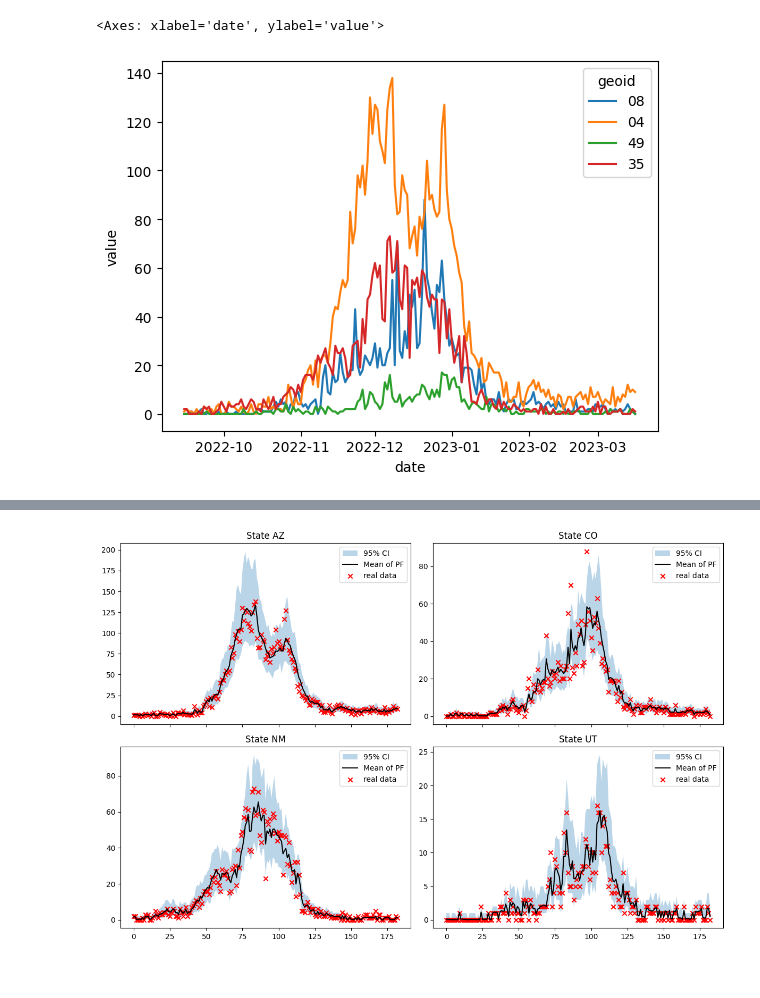
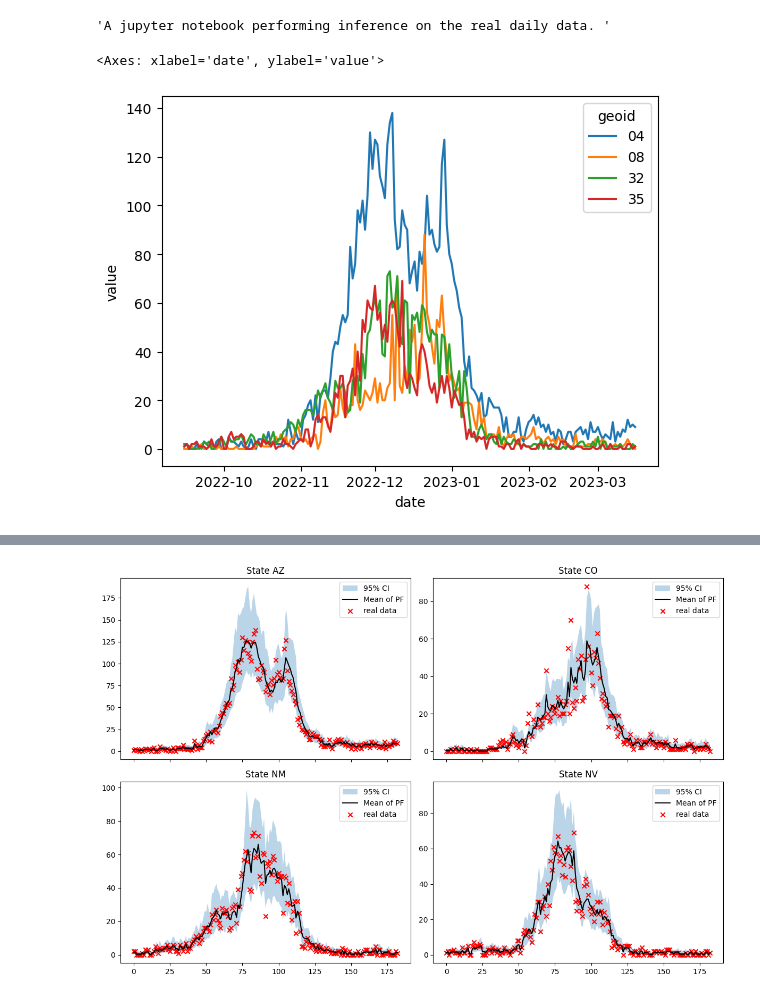
Before and after one commit to NAU-CCL/Epymorph, a Jupyter notebook: pf_vignettes/pf_realdata_daily.ipynb, the cells around one changed output, grey strips where cells are left out. Saved outputs shown, nothing was run; the diff lists cells and outputs as text; code cells hidden in the pictures.

```diff
--- a/pf_vignettes/pf_realdata_daily.ipynb
+++ b/pf_vignettes/pf_realdata_daily.ipynb
@@ -1,3 +1,7 @@
+# %%
+'''A jupyter notebook performing inference on the real daily data. '''
+# %% [output]
+'A jupyter notebook performing inference on the real daily data. '
 # %%
 import numpy as np
 import matplotlib.pyplot as plt
@@ -23,7 +27,7 @@ from epymorph.forecasting.param_transformations import ExponentialTransform
 
 from epymorph.time import EveryNDays
 # %%
-states = ["AZ", "CO", "NM", "UT"]
+states = ["AZ", "CO", "NM", "NV"]
 rume = SingleStrataRUME.build(
     ipm=ipm.SIRH(),
     mm=mm.No(),
@@ -48,30 +52,30 @@ rume = SingleStrataRUME.build(
 # %%
 import seaborn as sns
 import pandas as pd
 
-columns = ['date','state','previous_day_admission_influenza_confirmed']
+columns = ['date','state','previous_day_admission_influenza_confirmed','total_patients_hospitalized_confirmed_influenza']
 
 df = pd.read_csv('pf_vignettes/COVID-19_Reported_Patient_Impact_and_Hospital_Capacity_by_State_Timeseries__RAW_.csv')
 
 df = df[df['state'].isin(states)][columns]
 df['date'] = pd.to_datetime(df['date'])
 
 df = df.sort_values('date')
 df = df.reset_index(drop = True)
 
 date_range = rume.time_frame.to_date_range().to_pandas()
 df = df[df['date'].isin(date_range)][columns]
 df.columns = ['date','geoid','value']
 
 state_mapping = {state:id for state,id in zip(states,rume.scope.node_ids)}
 df['geoid'] = df['geoid'].map(state_mapping)
 
 df.to_csv(f'./pf_vignettes/daily_data_SW.csv',index = False)
 
 sns.lineplot(data=df,x='date',y='value',hue='geoid')
 # %% [output]
 <Axes: xlabel='date', ylabel='value'>
-[figure, old version]
+[figure, new version]
 # %%
 from epymorph.adrio import csv
 
@@ -186,7 +190,7 @@ plt.show()
 
 fig.tight_layout()
 # %% [output]
-[figure, old version]
+[figure, new version]
 # %%
 cols = 2
 rows = ceil(n / cols)
```
Also changed, not shown: parts of 2 cells of this notebook, 6 other files.
